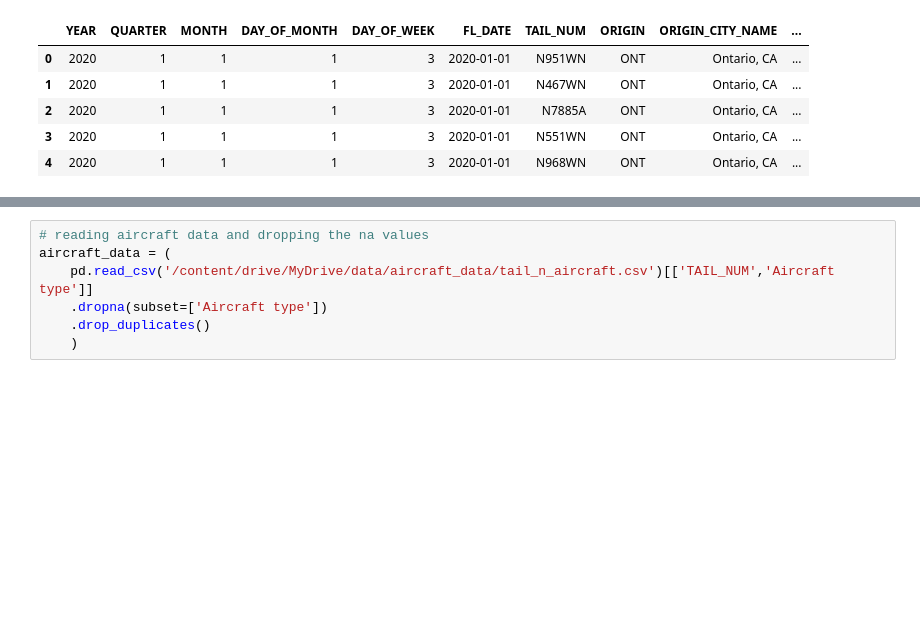
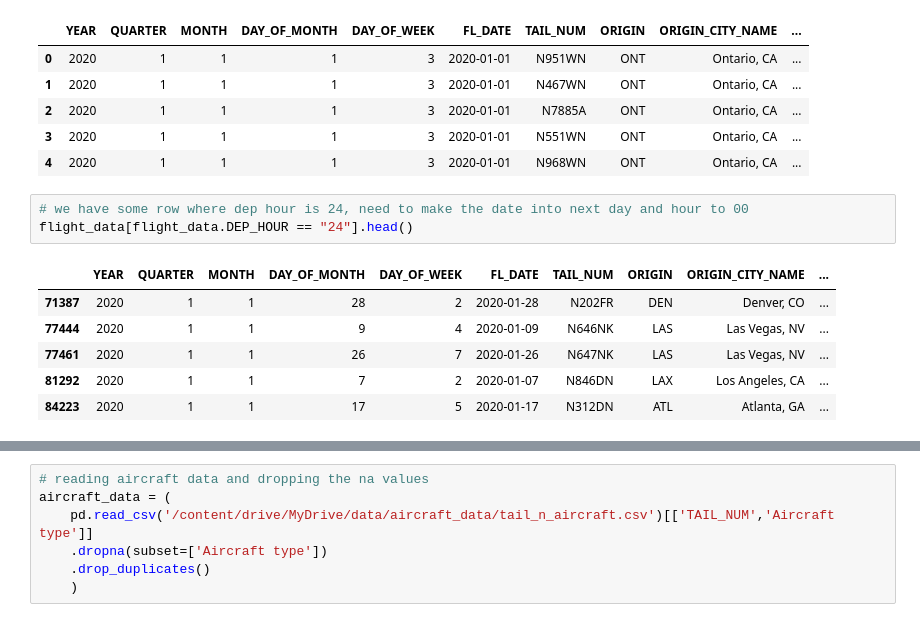
Before and after one commit to TharangaLakmali/Flight_delay_prediction, a Jupyter notebook: preprocessing_data.ipynb, the cells around one changed output, grey strips where cells are left out. Cells and saved outputs as stored; diff of their text form; blank space fills up the shorter version.

```diff
--- a/preprocessing_data.ipynb
+++ b/preprocessing_data.ipynb
@@ -183,3 +186,13 @@ flight_data.head()
 | 2 | 2020 | 1 | 1 | 1 | 3 | 2020-01-01 | N7885A | ONT | Ontario, CA | ... |
 | 3 | 2020 | 1 | 1 | 1 | 3 | 2020-01-01 | N551WN | ONT | Ontario, CA | ... |
 | 4 | 2020 | 1 | 1 | 1 | 3 | 2020-01-01 | N968WN | ONT | Ontario, CA | ... |
+# %%
+# we have some row where dep hour is 24, need to make the date into next day and hour to 00
+flight_data[flight_data.DEP_HOUR == "24"].head()
+# %% [output]
+|  | YEAR | QUARTER | MONTH | DAY_OF_MONTH | DAY_OF_WEEK | FL_DATE | TAIL_NUM | ORIGIN | ORIGIN_CITY_NAME | ... |
+| 71387 | 2020 | 1 | 1 | 28 | 2 | 2020-01-28 | N202FR | DEN | Denver, CO | ... |
+| 77444 | 2020 | 1 | 1 | 9 | 4 | 2020-01-09 | N646NK | LAS | Las Vegas, NV | ... |
+| 77461 | 2020 | 1 | 1 | 26 | 7 | 2020-01-26 | N647NK | LAS | Las Vegas, NV | ... |
+| 81292 | 2020 | 1 | 1 | 7 | 2 | 2020-01-07 | N846DN | LAX | Los Angeles, CA | ... |
+| 84223 | 2020 | 1 | 1 | 17 | 5 | 2020-01-17 | N312DN | ATL | Atlanta, GA | ... |
```
Also changed, not shown: parts of 18 cells of this notebook.
